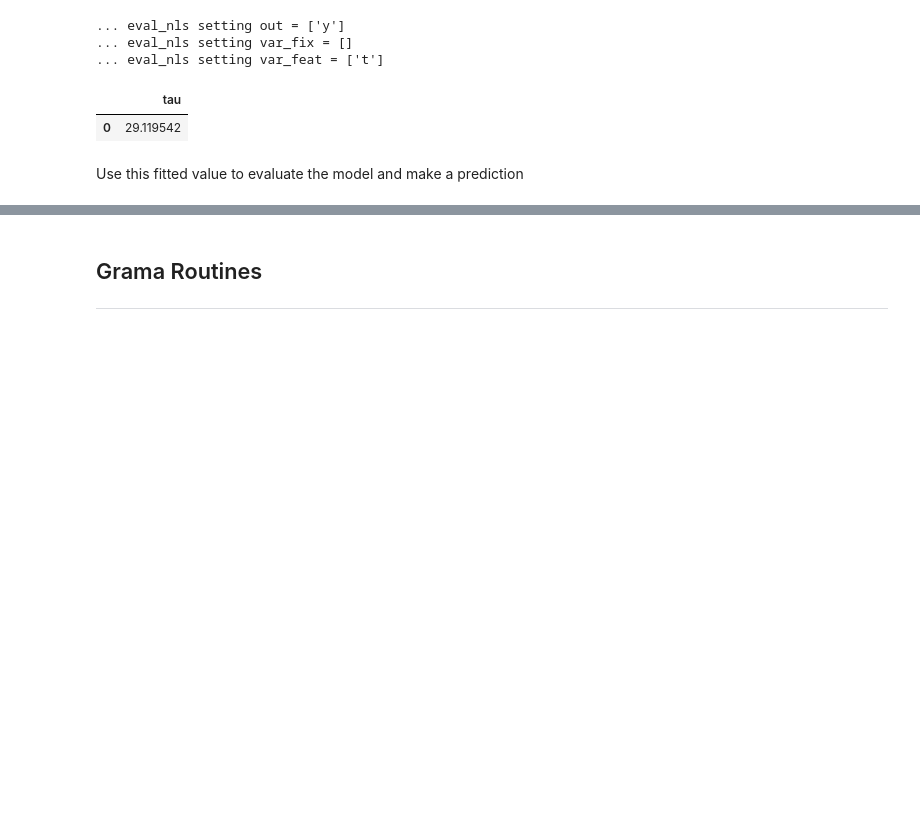
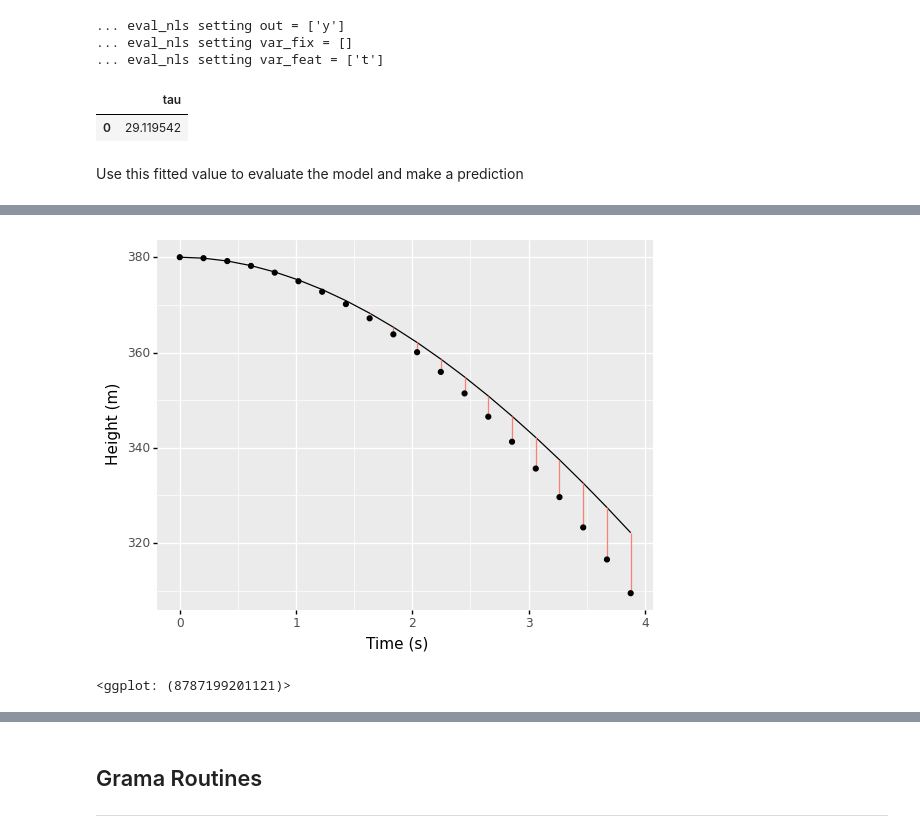
Before and after one commit to zdelrosario/pdo-notes, a Jupyter notebook: day5.ipynb, the cells around one changed output, grey strips where cells are left out. Saved outputs shown, nothing was run; the diff lists cells and outputs as text; code cells hidden in the pictures; blank space fills up the shorter version.

```diff
--- a/day5.ipynb
+++ b/day5.ipynb
@@ -126,0 +178,28 @@ df_predict = (
+# %%
+df_penny_error = (
+    md_penny
+    >> gr.ev_df(
+        df=df_penny
+        >> gr.tf_rename(y_meas=DF.y)
+        >> gr.tf_outer(gr.df_make(tau=5))
+    )
+)
+
+(
+    df_penny
+    >> ggplot(aes("t", "y"))
+    + geom_line(data=df_penny_error)
+    + geom_segment(
+        data=df_penny_error,
+        mapping=aes(xend="t", yend="y_meas"),
+        color="salmon"
+    )
+    + geom_point()
+    + labs(
+        x="Time (s)",
+        y="Height (m)"
+    )
+)
+# %% [output]
+[figure, added]
+<ggplot: (8787199201121)>
```
Also changed, not shown: parts of 20 cells of this notebook.
